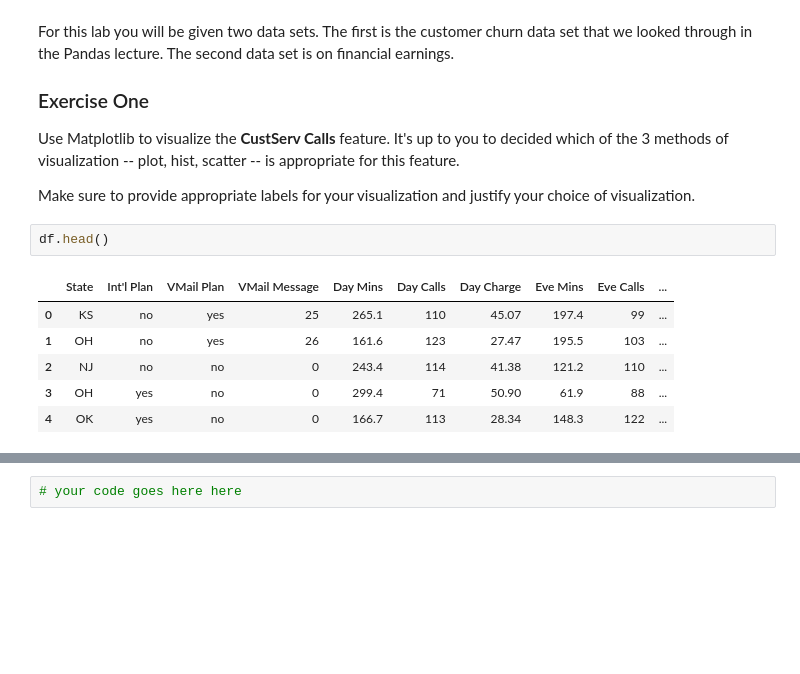
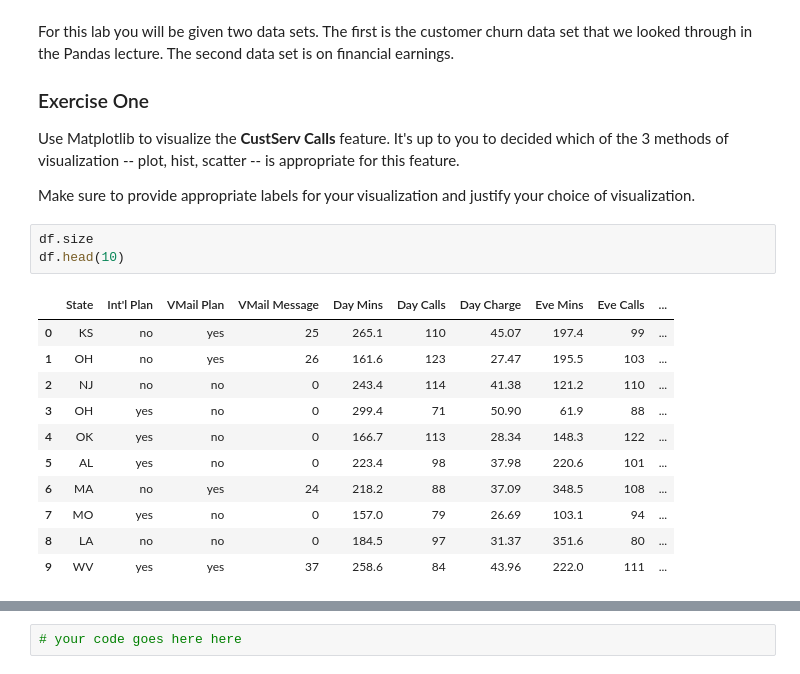
Before and after one commit to NathanZorndorf/DSI-SF-5-mirror, a Jupyter notebook: curriculum/week-01/thur-lessons/DSI-5-Lesson1.10-Intro-to-Pandas-and-Matplotlib.ipynb, the cells around one changed output, grey strips where cells are left out. Drawn from its saved outputs; the diff is of its cells as text; blank space fills up the shorter version.

```diff
--- a/curriculum/week-01/thur-lessons/DSI-5-Lesson1.10-Intro-to-Pandas-and-Matplotlib.ipynb
+++ b/curriculum/week-01/thur-lessons/DSI-5-Lesson1.10-Intro-to-Pandas-and-Matplotlib.ipynb
@@ -360,11 +360,17 @@ Use Matplotlib to visualize the **CustServ Calls** feature. It's up to you to de
 
 Make sure to provide appropriate labels for your visualization and justify your choice of visualization.
 # %%
-df.head()
+df.size
+df.head(10)
 # %% [output]
 |  | State | Int'l Plan | VMail Plan | VMail Message | Day Mins | Day Calls | Day Charge | Eve Mins | Eve Calls | ... |
 | 0 | KS | no | yes | 25 | 265.1 | 110 | 45.07 | 197.4 | 99 | ... |
 | 1 | OH | no | yes | 26 | 161.6 | 123 | 27.47 | 195.5 | 103 | ... |
 | 2 | NJ | no | no | 0 | 243.4 | 114 | 41.38 | 121.2 | 110 | ... |
 | 3 | OH | yes | no | 0 | 299.4 | 71 | 50.90 | 61.9 | 88 | ... |
 | 4 | OK | yes | no | 0 | 166.7 | 113 | 28.34 | 148.3 | 122 | ... |
+| 5 | AL | yes | no | 0 | 223.4 | 98 | 37.98 | 220.6 | 101 | ... |
+| 6 | MA | no | yes | 24 | 218.2 | 88 | 37.09 | 348.5 | 108 | ... |
+| 7 | MO | yes | no | 0 | 157.0 | 79 | 26.69 | 103.1 | 94 | ... |
+| 8 | LA | no | no | 0 | 184.5 | 97 | 31.37 | 351.6 | 80 | ... |
+| 9 | WV | yes | yes | 37 | 258.6 | 84 | 43.96 | 222.0 | 111 | ... |
```
Also changed, not shown: parts of 17 cells of this notebook.
